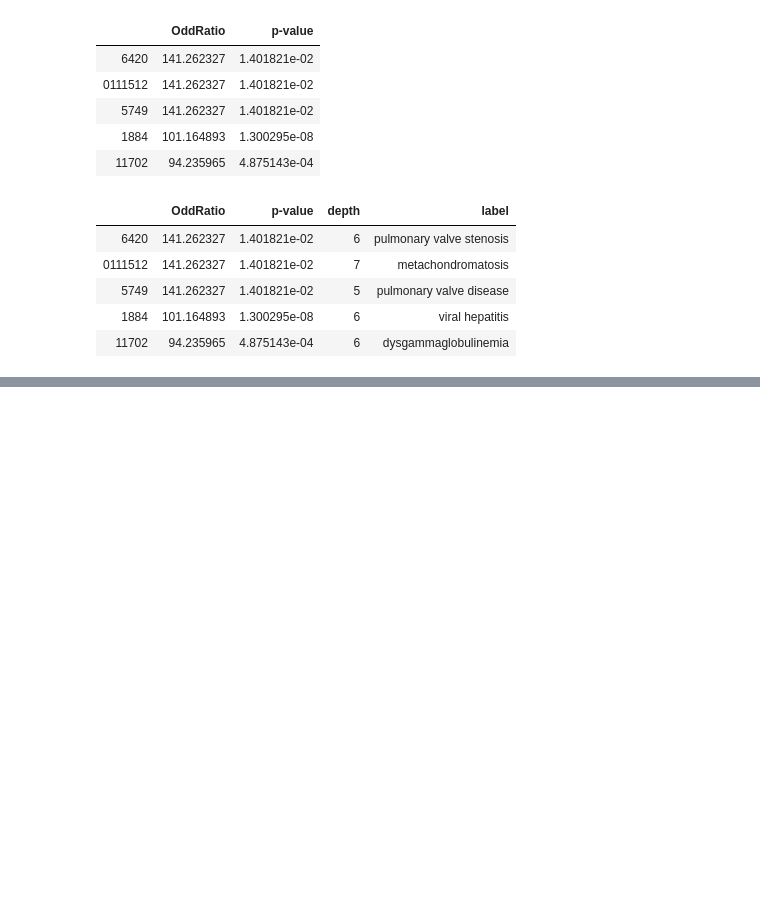
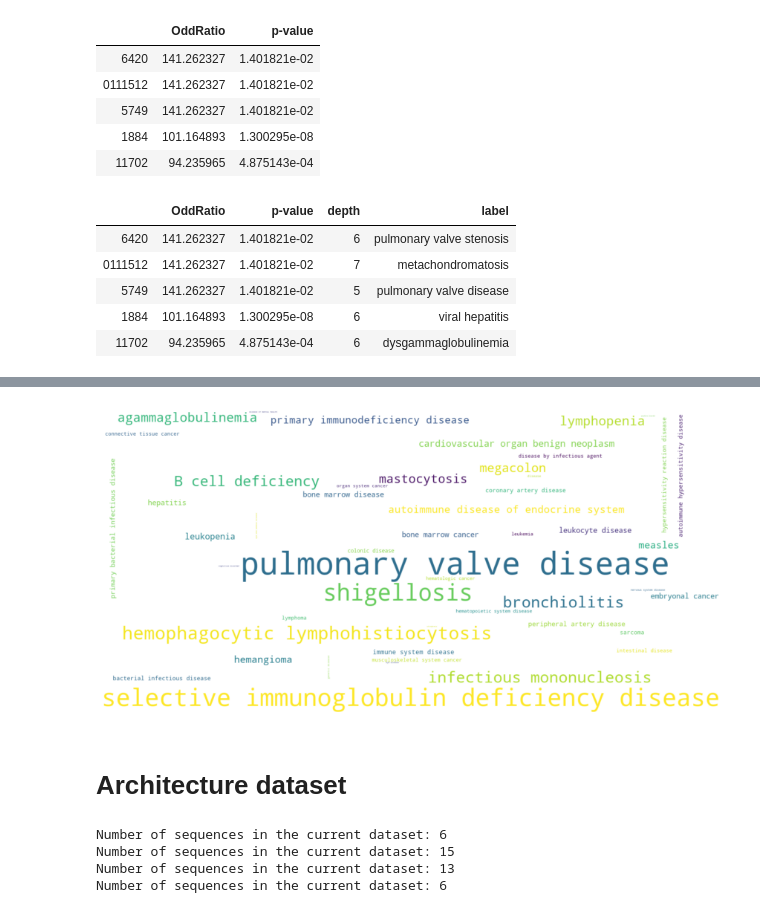
Before and after one commit to Mmiglio/BiologicalData, a Jupyter notebook: code/part2/DiseaseOntology.ipynb, the cells around one changed output, grey strips where cells are left out. Drawn from its saved outputs; the diff is of its cells as text; code cells hidden in the pictures; blank space fills up the shorter version.

```diff
--- a/code/part2/DiseaseOntology.ipynb
+++ b/code/part2/DiseaseOntology.ipynb
@@ -40,6 +48,8 @@ with open(DOID_PATH) as do_ontology:
 # %%
+ORIGINAL_DATASET = "../../datasets/original.txt"
+
 # Read the original dataset (hits retrieved by our model)
-with open("../../datasets/original.txt") as f:
+with open(ORIGINAL_DATASET) as f:
     dataset = f.read().splitlines()
 # %%
 # background datasets is the entire human proteom in SwissProt
@@ -85,8 +95,8 @@ result.head()
 # Bonferroni correction
 # adjust threshold based on the numbe of tests
 # http://www.biostathandbook.com/multiplecomparisons.html
-alpha = 0.5
-m = result_fisher.shape[0]
+alpha = 0.05
+m = result.shape[0]
 adjusted_threshold = alpha/m
 print("Adjusted threshold: {}".format(adjusted_threshold))
 # %% [output]
@@ -93,0 +104,5 @@ Adjusted threshold: 0.001736111111111111
+# %%
+# filter by depth
+filter_terms = (result["depth"] <= 5) & (result["p-value"] <= alpha)
+
+result[filter_terms].head()
@@ -93,0 +116,22 @@ Adjusted threshold: 0.001736111111111111
+# %%
+# Num of words to be drawn
+N = 50
+
+wc = draw_word_cloud(
+    df = result[filter_terms],
+    N = N,
+    score = 'OddRatio',
+    under_represented = False
+)
+
+# Plot
+plt.figure(figsize=(15, 15))
+plt.imshow(wc, interpolation="bilinear")
+plt.axis("off")
+plt.show()
+# %% [output]
+[figure, added]
+# %% [markdown]
+<a id="architecture"></a>
+
+# Architecture dataset
@@ -93,0 +153,45 @@ Adjusted threshold: 0.001736111111111111
+# %%
+# create a list of df, in each one of them there is the results
+
+# consider only datasets containing at least MIN_SIZE sequences
+MIN_SIZE = 4
+
+results = {}
+filtered_results = {}
+
+for key in arch_dataset:
+
+    current_dataset = arch_dataset[key]
+
+    if len(current_dataset) > MIN_SIZE:
+        print("Number of sequences in the current dataset: {}".format(
+            len(current_dataset))
+             )
+
+        dataset_count = count_ancestors(current_dataset, ancestors, protein_to_do)
+
+        # perform fisher exact test
+        result_fisher = fisher_test(dataset_count, background_count, min_depth, labels)
+        result_fisher.sort_values(by = "OddRatio", ascending=False, inplace=True)
+
+        # add depth and description columns
+        result = add_depth_description(
+            df = result_fisher,
+            min_depth = min_depth,
+            labels = labels )
+
+        results[key] = result
+
+        # Bonferroni correction
+        alpha = 0.05
+        m = result.shape[0]
+        adjusted_threshold = alpha/m
+
+        # filter by depth
+        filter_terms = (result["p-value"] <= alpha)
+        filtered_results[key] = result[filter_terms]
+# %% [output]
+Number of sequences in the current dataset: 6
+Number of sequences in the current dataset: 15
+Number of sequences in the current dataset: 13
+Number of sequences in the current dataset: 6
```
Also changed, not shown: parts of 41 cells of this notebook, 2 other files.
